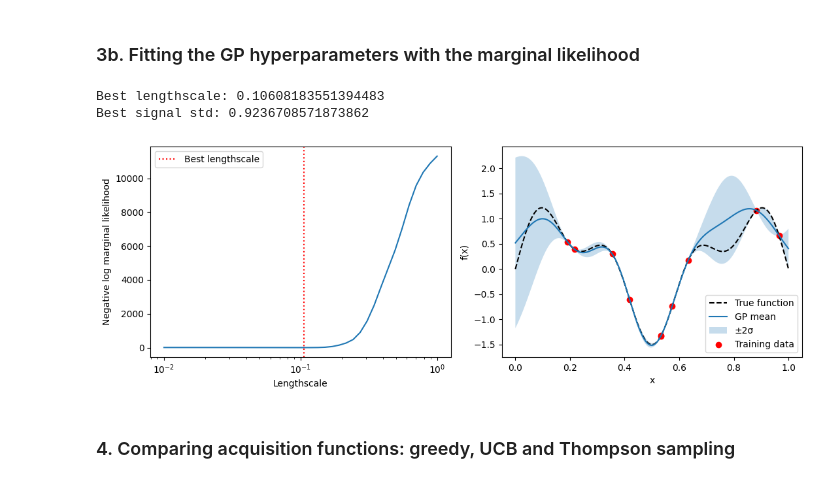
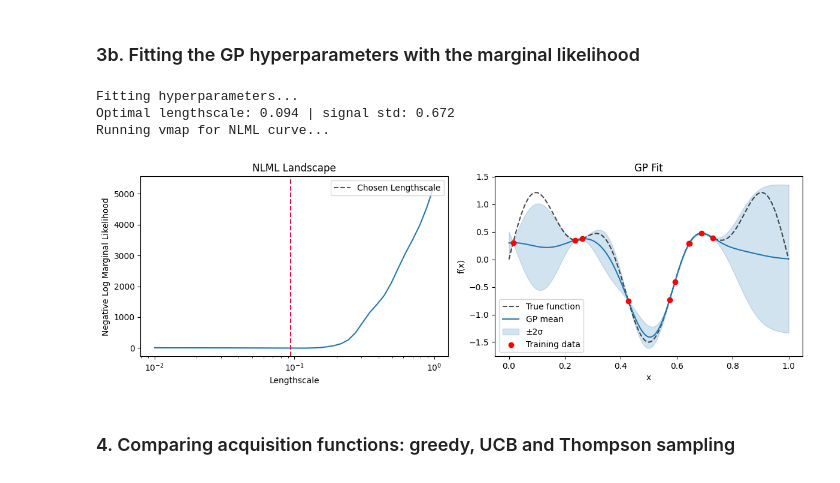
Before and after one commit to TejasDharmale/Bayesian-machine-learning-assignment, a Jupyter notebook: Bayesian_machine_learning_project.ipynb, the cells around one changed output. Cells and saved outputs as stored; diff of their text form; code cells hidden in the pictures.

```diff
--- a/Bayesian_machine_learning_project.ipynb
+++ b/Bayesian_machine_learning_project.ipynb
@@ -197,65 +307,46 @@ def neg_log_marginal_likelihood(ell, sf, X, y, obs_noise=0.01):
-# %%
-# 3b.2 Fitting the hyperparameters by grid search
-ELL_GRID = jnp.logspace(-2, 0, 40)
-SF_GRID = jnp.logspace(-1, 1, 30)
-
-def fit_hyperparams(X, y, obs_noise=0.01):
-    best_loss = jnp.inf
-    best_params = None
-
-    for ell in ELL_GRID:
-        for sf in SF_GRID:
-            loss = neg_log_marginal_likelihood(ell, sf, X, y, obs_noise)
-
-            if jnp.isfinite(loss) and loss < best_loss:
-                best_loss = loss
-                best_params = (ell, sf)
-
-    return (jnp.array([best_params[0]]), jnp.array([best_params[1]]))
 # %%
-# 3b.3 Visualising the fitted GP
-X10 = jr.uniform(jr.PRNGKey(0), (10, 1))
+key = jr.PRNGKey(42)
+X10 = jr.uniform(key, (10, 1))
 y10 = f(X10)
 
-# Fit the best hyperparameters
-best_params = fit_hyperparams(X10, y10)
-ell, sf = best_params
+print("Fitting hyperparameters...")
+best_ell, best_sf = fit_hyperparams(X10, y10)
+print(f"Optimal lengthscale: {float(best_ell[0]):.3f} | signal std: {float(best_sf[0]):.3f}")
 
-print("Best lengthscale:", float(ell[0]))
-print("Best signal std:", float(sf[0]))
+print("Running vmap for NLML curve...")
+nlml_curve = jax.vmap(lambda e: nlml(e, 1.0, X10, y10))(ELL_GRID)
 
-# Calculate NLML for different lengthscales (sf fixed at 1.0)
-nlml = jax.vmap(
-    lambda e: neg_log_marginal_likelihood(e, 1.0, X10, y10)
-)(ELL_GRID)
+mu, cov_matrix = gp_posterior((X10, y10), X_test, k_SE, (best_ell, best_sf))
+std_dev = jnp.sqrt(jnp.clip(jnp.diag(cov_matrix), min=0.0))
 
-# GP prediction
-mu, cov = gp_posterior((X10, y10), X_test, k_SE, best_params)
-sigma = jnp.sqrt(jnp.clip(jnp.diag(cov), 0.0))
+fig, (ax_nlml, ax_gp) = plt.subplots(1, 2, figsize=(12, 4))
 
-# Plot results
-fig, ax = plt.subplots(1, 2, figsize=(11, 4))
+ax_nlml.semilogx(ELL_GRID, nlml_curve, color='tab:blue')
+ax_nlml.axvline(float(best_ell[0]), color='crimson', linestyle='--', label='Chosen Lengthscale')
+ax_nlml.set_xlabel('Lengthscale')
+ax_nlml.set_ylabel('Negative Log Marginal Likelihood')
+ax_nlml.legend(loc='upper right')
+ax_nlml.set_title("NLML Landscape")
 
-ax[0].semilogx(ELL_GRID, nlml)
-ax[0].axvline(float(ell[0]), color='red', linestyle=':', label='Best lengthscale')
-ax[0].set_xlabel('Lengthscale')
-ax[0].set_ylabel('Negative log marginal likelihood')
-ax[0].legend()
+ax_gp.plot(X_test[:, 0], f(X_test), 'k--', label='True function', alpha=0.7)
+ax_gp.plot(X_test[:, 0], mu, color='tab:blue', label='GP mean')
 
-ax[1].plot(X_test[:, 0], f(X_test), 'k--', label='True function')
-ax[1].plot(X_test[:, 0], mu, label='GP mean')
-ax[1].fill_between(X_test[:, 0], mu - 2*sigma, mu + 2*sigma, alpha=0.25, label='±2σ')
-ax[1].scatter(X10[:, 0], y10, color='red', label='Training data')
-ax[1].set_xlabel('x')
-ax[1].set_ylabel('f(x)')
-ax[1].legend()
+upper_bound = mu + 2 * std_dev
+lower_bound = mu - 2 * std_dev
+ax_gp.fill_between(X_test[:, 0], lower_bound, upper_bound, color='tab:blue', alpha=0.2, label='±2σ')
+ax_gp.scatter(X10[:, 0], y10, color='red', zorder=5, label='Training data')
+ax_gp.set_xlabel('x')
+ax_gp.set_ylabel('f(x)')
+ax_gp.legend(loc='lower left')
+ax_gp.set_title("GP Fit")
 
 plt.tight_layout()
 plt.show()
 # %% [output]
-Best lengthscale: 0.10608183551394483
-Best signal std: 0.9236708571873862
+Fitting hyperparameters...
+Optimal lengthscale: 0.094 | signal std: 0.672
+Running vmap for NLML curve...
-[figure, old version]
+[figure, new version]
 # %% [markdown]
 ### 4. Comparing acquisition functions: greedy, UCB and Thompson sampling
 # %%
```
Also changed, not shown: parts of 21 cells of this notebook.
